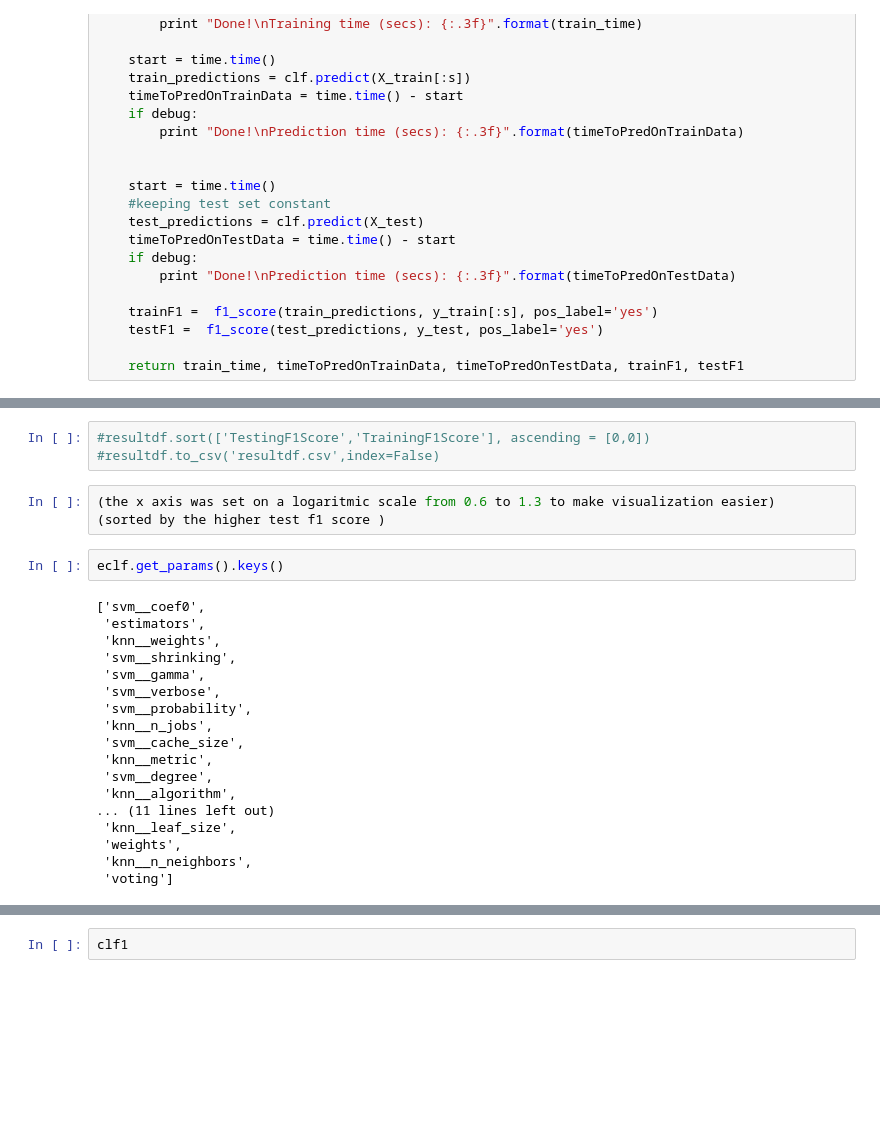
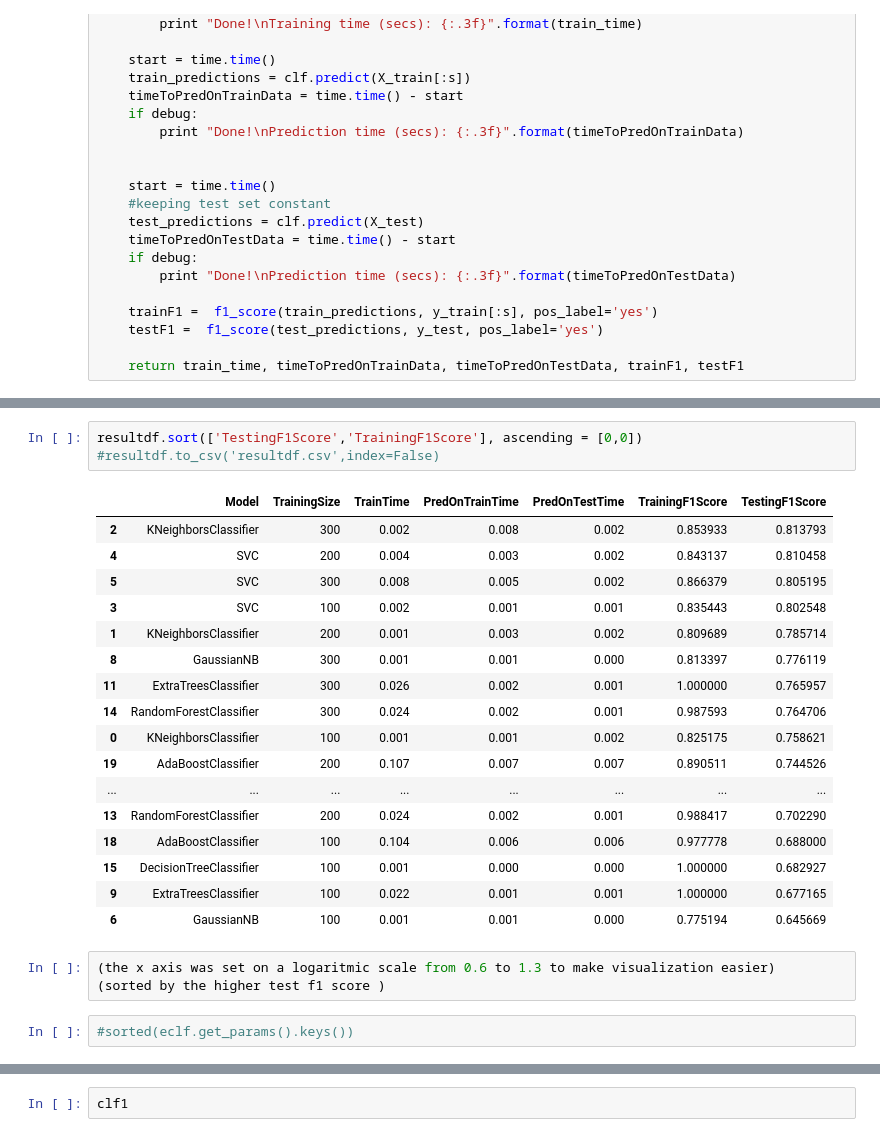
Before and after one commit to dmenin/UdacityMachineLearningEngineerNanodegree, a Jupyter notebook: 2_StudentIntervention/test.ipynb, the cells around one changed output, grey strips where cells are left out. Saved outputs shown, nothing was run; the diff lists cells and outputs as text; blank space fills up the shorter version.

```diff
--- a/2_StudentIntervention/test.ipynb
+++ b/2_StudentIntervention/test.ipynb
@@ -253,26 +252,26 @@ for clf in listOfModels[:3]:
 # %%
-#resultdf.sort(['TestingF1Score','TrainingF1Score'], ascending = [0,0])
+resultdf.sort(['TestingF1Score','TrainingF1Score'], ascending = [0,0])
 #resultdf.to_csv('resultdf.csv',index=False)
+# %% [output]
+|  | Model | TrainingSize | TrainTime | PredOnTrainTime | PredOnTestTime | TrainingF1Score | TestingF1Score |
+| 2 | KNeighborsClassifier | 300 | 0.002 | 0.008 | 0.002 | 0.853933 | 0.813793 |
+| 4 | SVC | 200 | 0.004 | 0.003 | 0.002 | 0.843137 | 0.810458 |
+| 5 | SVC | 300 | 0.008 | 0.005 | 0.002 | 0.866379 | 0.805195 |
+| 3 | SVC | 100 | 0.002 | 0.001 | 0.001 | 0.835443 | 0.802548 |
+| 1 | KNeighborsClassifier | 200 | 0.001 | 0.003 | 0.002 | 0.809689 | 0.785714 |
+| 8 | GaussianNB | 300 | 0.001 | 0.001 | 0.000 | 0.813397 | 0.776119 |
+| 11 | ExtraTreesClassifier | 300 | 0.026 | 0.002 | 0.001 | 1.000000 | 0.765957 |
+| 14 | RandomForestClassifier | 300 | 0.024 | 0.002 | 0.001 | 0.987593 | 0.764706 |
+| 0 | KNeighborsClassifier | 100 | 0.001 | 0.001 | 0.002 | 0.825175 | 0.758621 |
+| 19 | AdaBoostClassifier | 200 | 0.107 | 0.007 | 0.007 | 0.890511 | 0.744526 |
+| ... | ... | ... | ... | ... | ... | ... | ... |
+| 13 | RandomForestClassifier | 200 | 0.024 | 0.002 | 0.001 | 0.988417 | 0.702290 |
+| 18 | AdaBoostClassifier | 100 | 0.104 | 0.006 | 0.006 | 0.977778 | 0.688000 |
+| 15 | DecisionTreeClassifier | 100 | 0.001 | 0.000 | 0.000 | 1.000000 | 0.682927 |
+| 9 | ExtraTreesClassifier | 100 | 0.022 | 0.001 | 0.001 | 1.000000 | 0.677165 |
+| 6 | GaussianNB | 100 | 0.001 | 0.001 | 0.000 | 0.775194 | 0.645669 |
 # %%
 (the x axis was set on a logaritmic scale from 0.6 to 1.3 to make visualization easier)
 (sorted by the higher test f1 score )
 # %%
-eclf.get_params().keys()
+#sorted(eclf.get_params().keys())
-# %% [output]
-['svm__coef0',
- 'estimators',
- 'knn__weights',
- 'svm__shrinking',
- 'svm__gamma',
- 'svm__verbose',
- 'svm__probability',
- 'knn__n_jobs',
- 'svm__cache_size',
- 'knn__metric',
- 'svm__degree',
- 'knn__algorithm',
-... (11 lines left out)
- 'knn__leaf_size',
- 'weights',
- 'knn__n_neighbors',
- 'voting']
```
Also changed, not shown: parts of 7 cells of this notebook, 3 other files.
